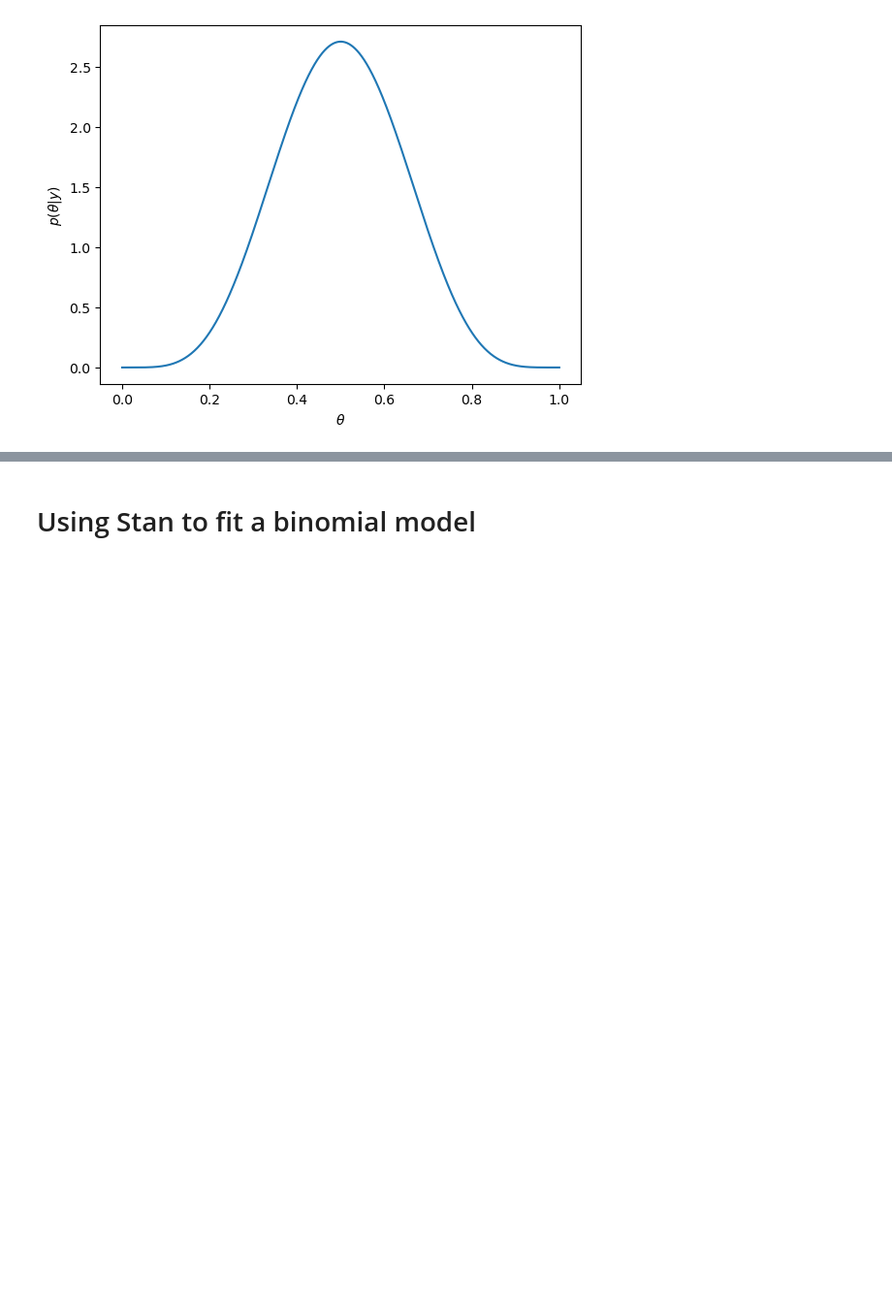
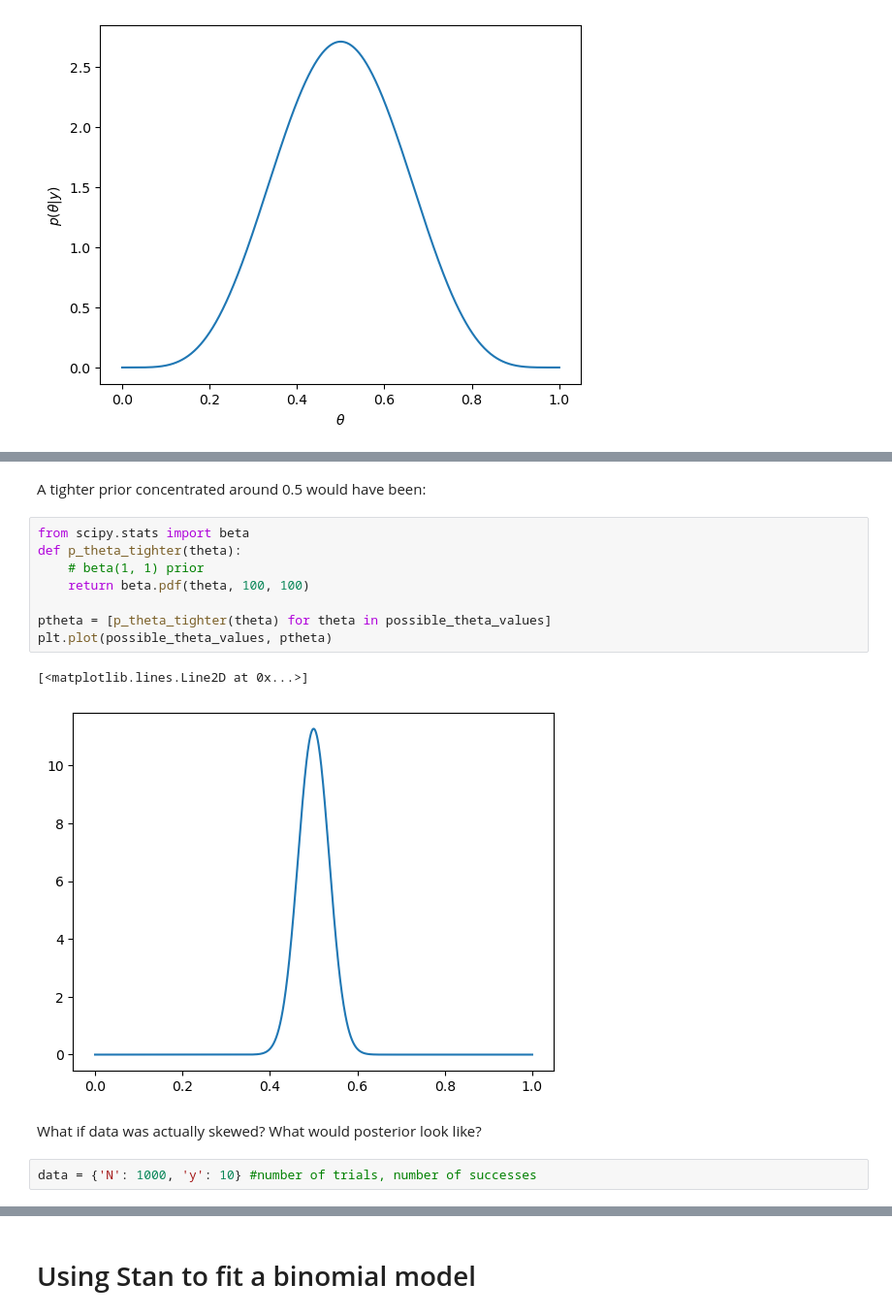
Before and after one commit to nikhgarg/2023_ADBA_PhDclass, a Jupyter notebook: lecture2_binomial.ipynb, the cells around one changed output, grey strips where cells are left out. Shown: that part at 97% size. Drawn from its saved outputs; the diff is of its cells as text; blank space fills up the shorter version.

```diff
--- a/lecture2_binomial.ipynb
+++ b/lecture2_binomial.ipynb
@@ -73,0 +88,17 @@ plot_posterior_given_data(data)
+# %% [markdown]
+A tighter prior concentrated around 0.5 would have been:
+# %%
+from scipy.stats import beta
+def p_theta_tighter(theta):
+    # beta(1, 1) prior
+    return beta.pdf(theta, 100, 100)
+
+ptheta = [p_theta_tighter(theta) for theta in possible_theta_values]
+plt.plot(possible_theta_values, ptheta)
+# %% [output]
+[<matplotlib.lines.Line2D at 0x...>]
+[figure, added]
+# %% [markdown]
+What if data was actually skewed? What would posterior look like?
+# %%
+data = {'N': 1000, 'y': 10} #number of trials, number of successes
```
Also changed, not shown: parts of 9 cells of this notebook.
